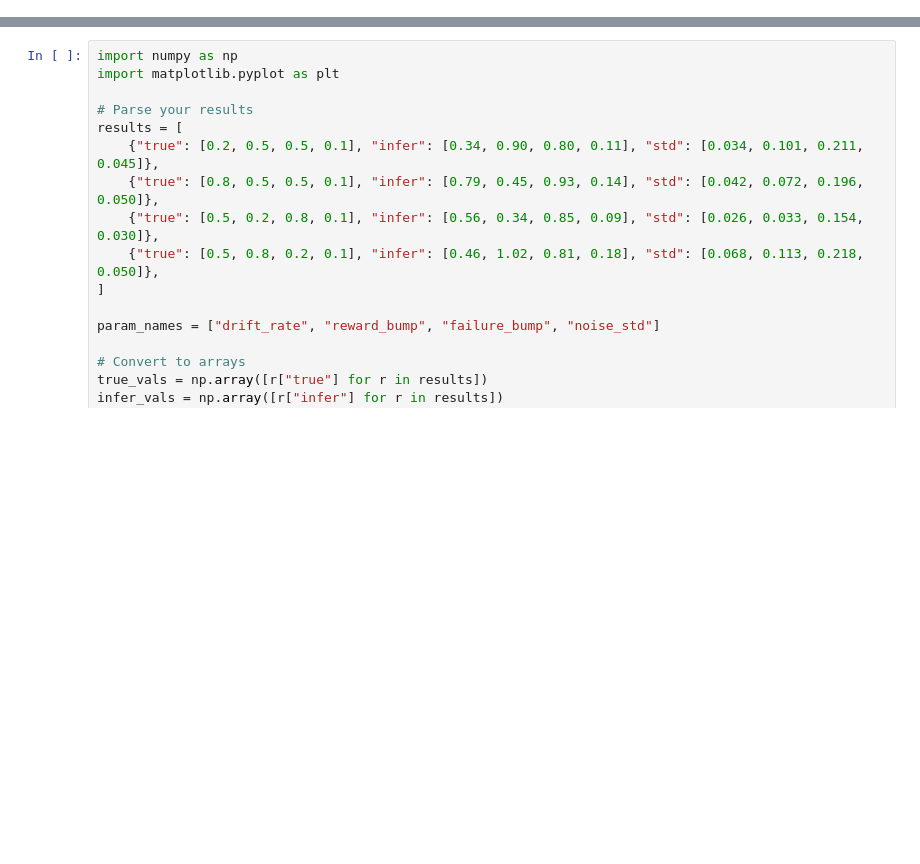
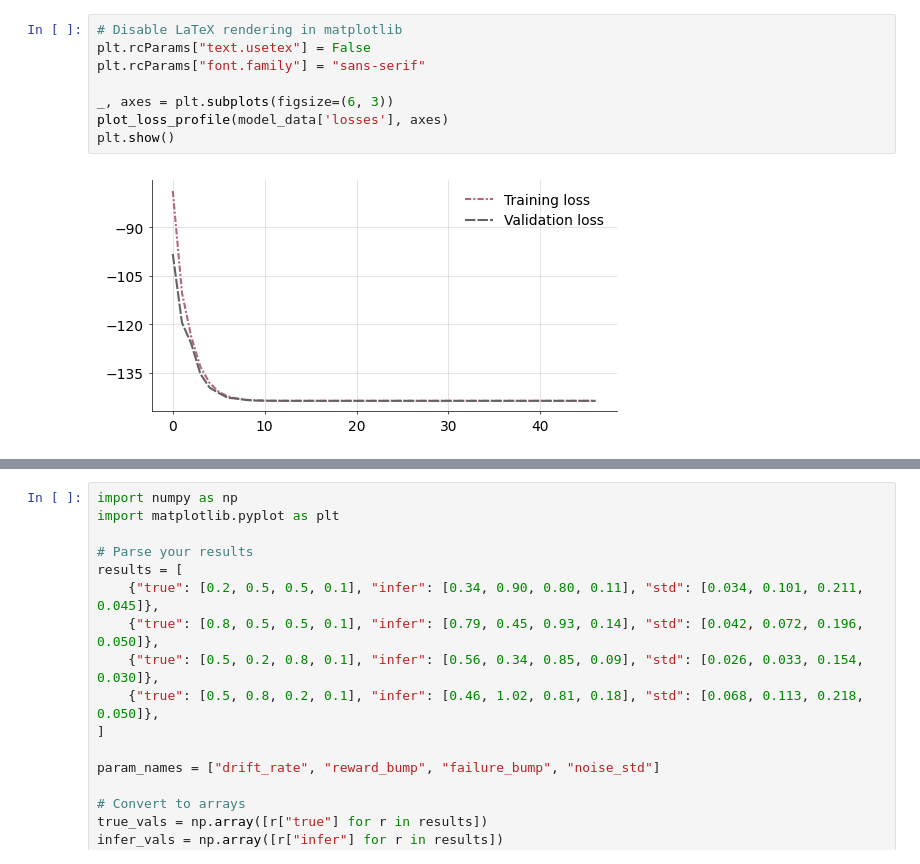
Before and after one commit to lauradriscoll/Aind.Behavior.VrForaging.Analysis, a Jupyter notebook: src/aind_behavior_vrforaging_analysis/sbi_ddm_analysis/snle/notebooks/snle_multi_patch_jax.ipynb, the cells around one changed output, grey strips where cells are left out. Drawn from its saved outputs; the diff is of its cells as text; blank space fills up the shorter version.

```diff
--- a/src/aind_behavior_vrforaging_analysis/sbi_ddm_analysis/snle/notebooks/snle_multi_patch_jax.ipynb
+++ b/src/aind_behavior_vrforaging_analysis/sbi_ddm_analysis/snle/notebooks/snle_multi_patch_jax.ipynb
@@ -62,0 +282,10 @@ Trained for 235 iterations
+# %%
+# Disable LaTeX rendering in matplotlib
+plt.rcParams["text.usetex"] = False
+plt.rcParams["font.family"] = "sans-serif"
+
+_, axes = plt.subplots(figsize=(6, 3))
+plot_loss_profile(model_data['losses'], axes)
+plt.show()
+# %% [output]
+[figure, added]
```
Also changed, not shown: parts of 31 cells of this notebook, 28 other files.
